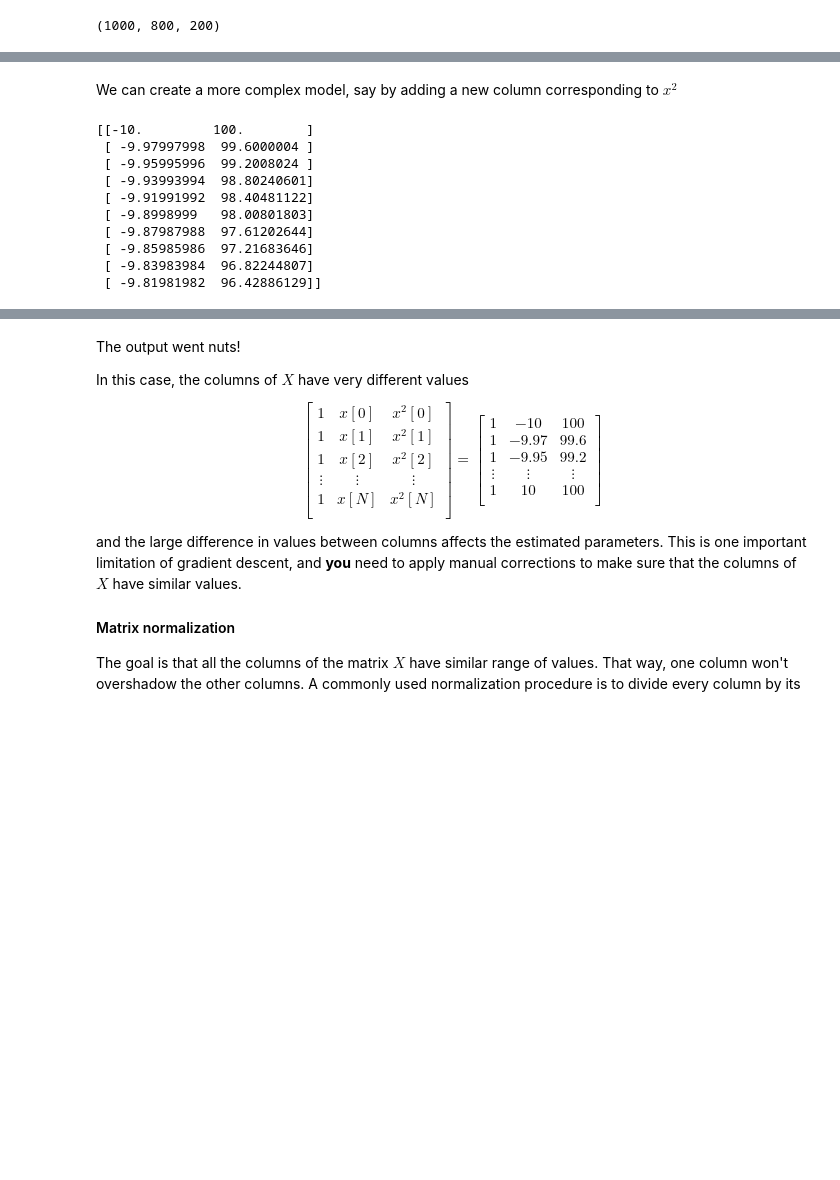
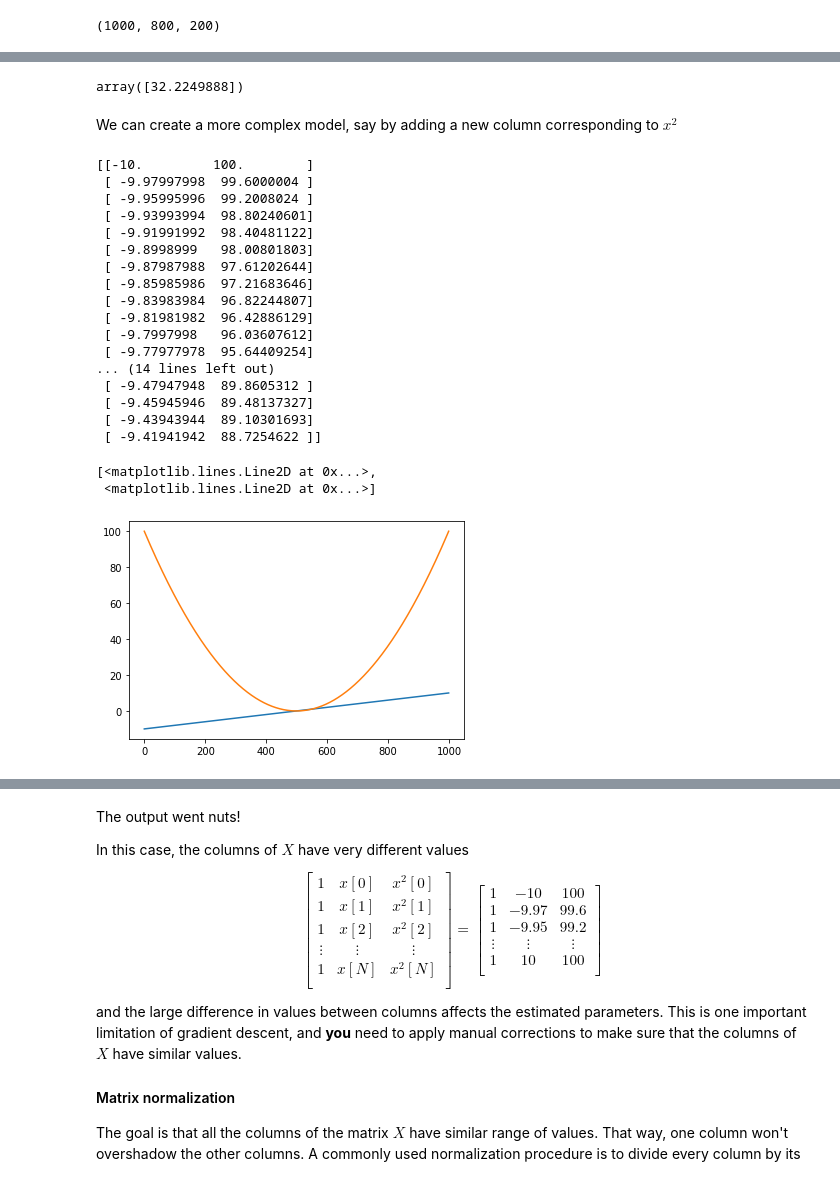
Before and after one commit to dguari1/Data_Science_Biomechanics, a Jupyter notebook: 16c - Linear Regression.ipynb, the cells around one changed output, grey strips where cells are left out. Drawn from its saved outputs; the diff is of its cells as text; code cells hidden in the pictures; blank space fills up the shorter version.

```diff
--- a/16c - Linear Regression.ipynb
+++ b/16c - Linear Regression.ipynb
@@ -52,10 +52,14 @@ plt.show();
+# %%
+regressor.coef_
+# %% [output]
+array([32.2249888])
 # %% [markdown]
 We can create a more complex model, say by adding a new column corresponding to $x^2$
 # %%
 X = np.zeros((len(x),2))
 X[:,0]=x.ravel()
 X[:,1]=X[:,0]**2
-print(X[0:10,:])
+print(X[0:30,:])
 # %% [output]
 [[-10.         100.        ]
  [ -9.97997998  99.6000004 ]
@@ -66,7 +70,20 @@ print(X[0:10,:])
  [ -9.87987988  97.61202644]
  [ -9.85985986  97.21683646]
  [ -9.83983984  96.82244807]
- [ -9.81981982  96.42886129]]
+ [ -9.81981982  96.42886129]
+ [ -9.7997998   96.03607612]
+ [ -9.77977978  95.64409254]
+... (14 lines left out)
+ [ -9.47947948  89.8605312 ]
+ [ -9.45945946  89.48137327]
+ [ -9.43943944  89.10301693]
+ [ -9.41941942  88.7254622 ]]
+# %%
+plt.plot(X)
+# %% [output]
+[<matplotlib.lines.Line2D at 0x...>,
+ <matplotlib.lines.Line2D at 0x...>]
+[figure, added]
 # %%
 X_train, X_test, y_train, y_test = train_test_split(X, y, train_size=n_train, test_size=n_test, random_state=random_seed)
 #fit a linear model
```
Also changed, not shown: parts of 3 cells of this notebook, 7 other files.
